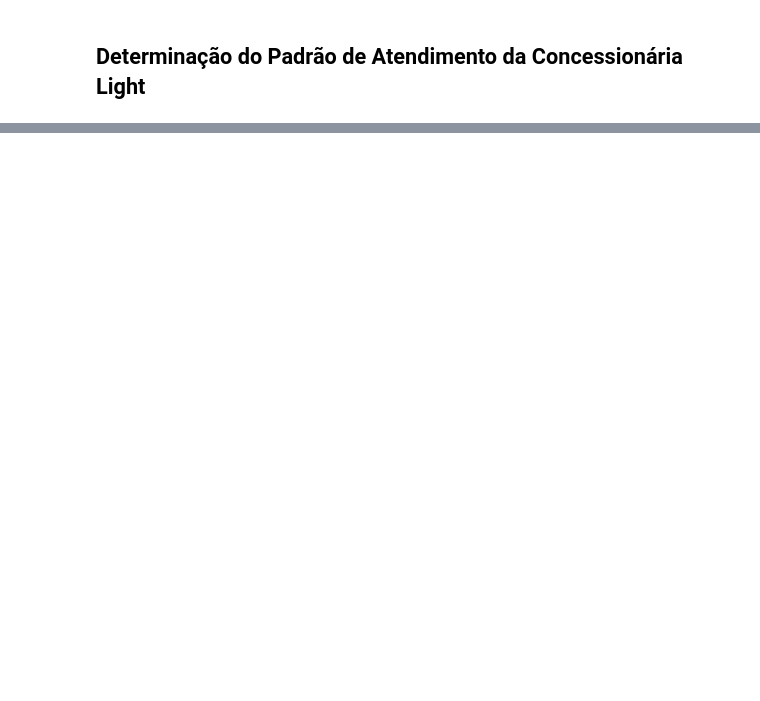
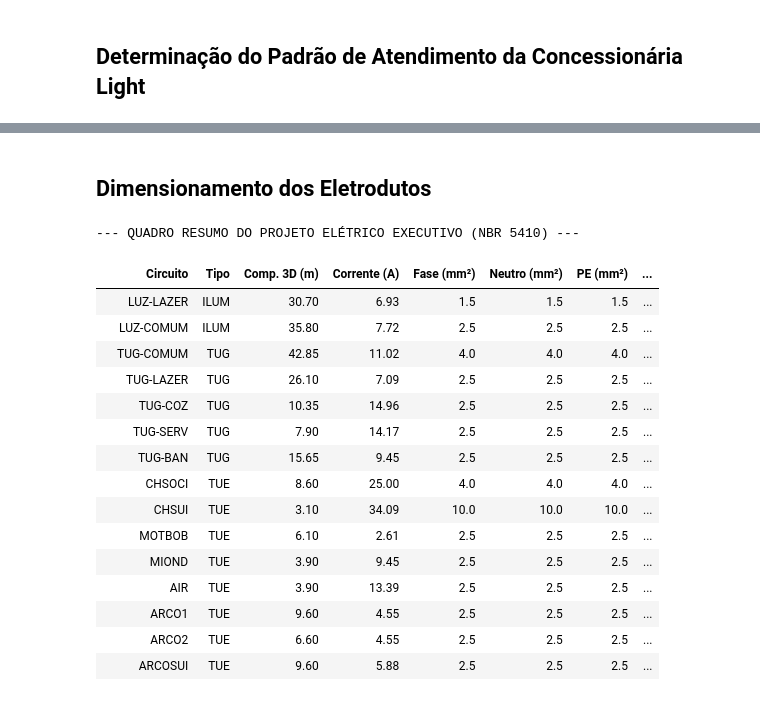
Before and after one commit to emotta3/Instalacoes, a Jupyter notebook: Trabalho/Trabalho_Inst.ipynb, the cells around one changed output, grey strips where cells are left out. Drawn from its saved outputs; the diff is of its cells as text; code cells hidden in the pictures; blank space fills up the shorter version.

```diff
--- a/Trabalho/Trabalho_Inst.ipynb
+++ b/Trabalho/Trabalho_Inst.ipynb
@@ -1359,0 +1950,67 @@ display(df_resumo_circuitos)
+# %% [markdown]
+## Dimensionamento dos Eletrodutos
+# %%
+X_QDC, Y_QDC, Z_QDC = 5.5, 4.5, 1.4
+dados_dimensionamento_final = []
+
+for circuito in circuitos_projeto:
+
+    eh_trifasico = (circuito.tensao > 127)
+    num_fases = 2 if eh_trifasico else 1
+
+    res_amp = circuito.calcular_secao_dimensionada(temp_ambiente=30, agrupamento=2)
+    secao_pela_ampacidade = res_amp["secao_final"]
+
+    res_queda = circuito.calcular_secao_queda_tensao_otimizada(
+        secao_ampacidade=secao_pela_ampacidade,
+        x_qdc=X_QDC, y_qdc=Y_QDC, z_qdc=Z_QDC,
+        delta_v_adm_pct=4.0
+    )
+    secao_fase_adotada = res_queda["secao_comercial_final"]
+
+    secao_neutro = circuito.calcular_secao_neutro(secao_fase=secao_fase_adotada, circuito_trifasico=eh_trifasico)
+    secao_pe = circuito.calcular_secao_pe(secao_fase=secao_fase_adotada)
+
+    res_eletroduto = circuito.calcular_eletroduto(
+        secao_fase=secao_fase_adotada,
+        secao_neutro=secao_neutro,
+        secao_pe=secao_pe,
+        num_fases=num_fases
+    )
+
+    dados_dimensionamento_final.append({
+        "Circuito": circuito.nome,
+        "Tipo": circuito.tipo,
+        "Comp. 3D (m)": res_queda["comprimento_m"],
+        "Corrente (A)": res_queda["corrente_projeto_a"],
+        "Fase (mm²)": secao_fase_adotada,
+        "Neutro (mm²)": secao_neutro,
+        "PE (mm²)": secao_pe,
+        "Queda de Tensão (%)": res_queda["queda_tensao_real_pct"],
+        "Eletroduto (PVC)": res_eletroduto["eletroduto"],
+        "Ocupação (%)": f"{res_eletroduto['taxa_real_pct']}% / {res_eletroduto['limite_norma_pct']}%"
+    })
+
+df_projeto_executivo = pd.DataFrame(dados_dimensionamento_final)
+df_projeto_executivo.index = [''] * len(df_projeto_executivo)
+
+print("--- QUADRO RESUMO DO PROJETO ELÉTRICO EXECUTIVO (NBR 5410) ---")
+display(df_projeto_executivo)
+# %% [output]
+--- QUADRO RESUMO DO PROJETO ELÉTRICO EXECUTIVO (NBR 5410) ---
+|  | Circuito | Tipo | Comp. 3D (m) | Corrente (A) | Fase (mm²) | Neutro (mm²) | PE (mm²) | ... |
+|  | LUZ-LAZER | ILUM | 30.70 | 6.93 | 1.5 | 1.5 | 1.5 | ... |
+|  | LUZ-COMUM | ILUM | 35.80 | 7.72 | 2.5 | 2.5 | 2.5 | ... |
+|  | TUG-COMUM | TUG | 42.85 | 11.02 | 4.0 | 4.0 | 4.0 | ... |
+|  | TUG-LAZER | TUG | 26.10 | 7.09 | 2.5 | 2.5 | 2.5 | ... |
+|  | TUG-COZ | TUG | 10.35 | 14.96 | 2.5 | 2.5 | 2.5 | ... |
+|  | TUG-SERV | TUG | 7.90 | 14.17 | 2.5 | 2.5 | 2.5 | ... |
+|  | TUG-BAN | TUG | 15.65 | 9.45 | 2.5 | 2.5 | 2.5 | ... |
+|  | CHSOCI | TUE | 8.60 | 25.00 | 4.0 | 4.0 | 4.0 | ... |
+|  | CHSUI | TUE | 3.10 | 34.09 | 10.0 | 10.0 | 10.0 | ... |
+|  | MOTBOB | TUE | 6.10 | 2.61 | 2.5 | 2.5 | 2.5 | ... |
+|  | MIOND | TUE | 3.90 | 9.45 | 2.5 | 2.5 | 2.5 | ... |
+|  | AIR | TUE | 3.90 | 13.39 | 2.5 | 2.5 | 2.5 | ... |
+|  | ARCO1 | TUE | 9.60 | 4.55 | 2.5 | 2.5 | 2.5 | ... |
+|  | ARCO2 | TUE | 6.60 | 4.55 | 2.5 | 2.5 | 2.5 | ... |
+|  | ARCOSUI | TUE | 9.60 | 5.88 | 2.5 | 2.5 | 2.5 | ... |
```
Also changed, not shown: parts of 23 cells of this notebook.
